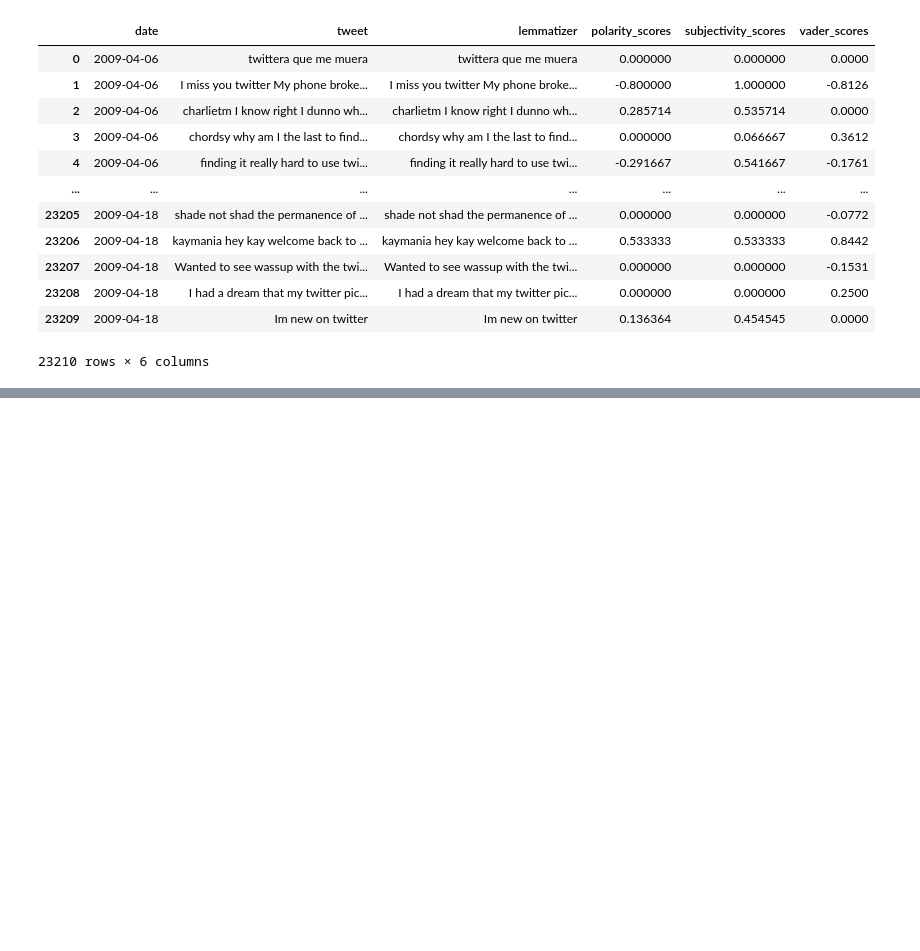
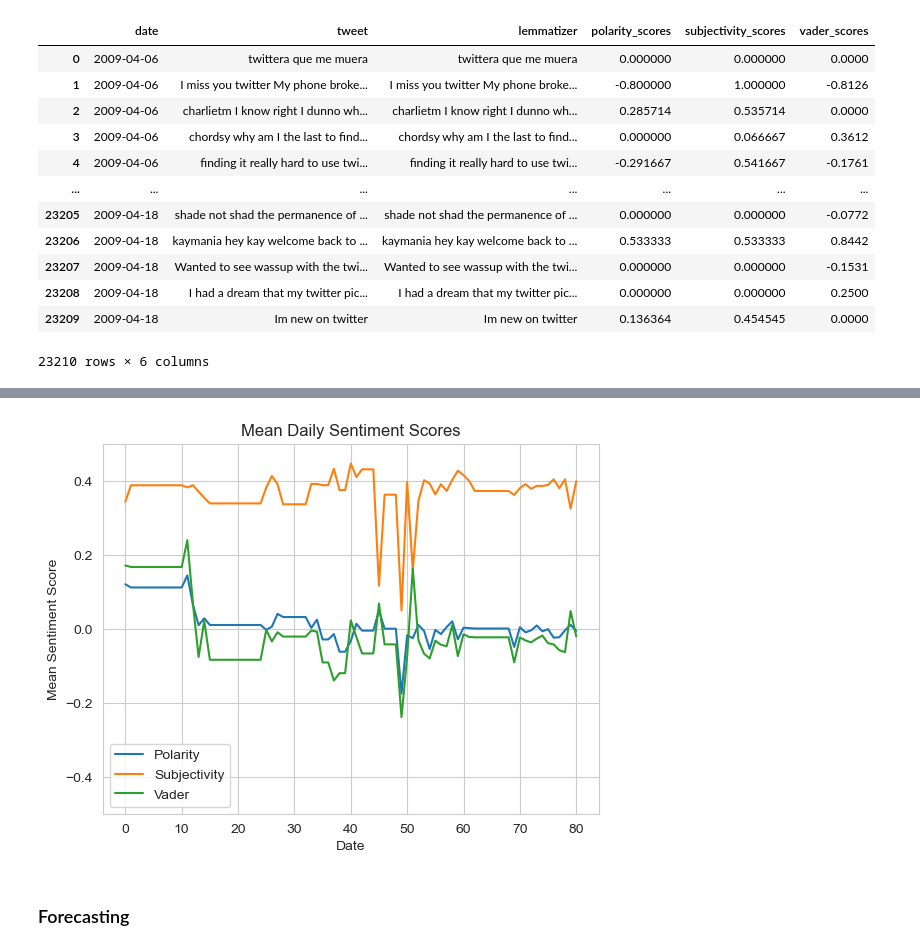
Before and after one commit to sbs23038/Integrated_CA2_Sem2, a Jupyter notebook: SBS23038_Sem2_CA2_2.ipynb, the cells around one changed output, grey strips where cells are left out. Cells and saved outputs as stored; diff of their text form; code cells hidden in the pictures; blank space fills up the shorter version.

```diff
--- a/SBS23038_Sem2_CA2_2.ipynb
+++ b/SBS23038_Sem2_CA2_2.ipynb
@@ -380,0 +370,15 @@ plt.show()
+# %%
+# aggregating the scores for each date in the dataset by computing the average
+polarity_df = twitter_df.groupby('date')['polarity_scores'].mean().reset_index()
+subjectivity_df = twitter_df.groupby('date')['subjectivity_scores'].mean().reset_index()
+vader_df = twitter_df.groupby('date')['vader_scores'].mean().reset_index()
+# %%
+data = {
+    'date': polarity_df['date'],
+    'polarity_scores': polarity_df['polarity_scores'],
+    'subjectivity_scores': subjectivity_df['subjectivity_scores'],
+    'vader_scores': vader_df['vader_scores']
+}
+
+ts_df = pd.DataFrame(data)
+ts_df
@@ -380,0 +403,2 @@ plt.show()
+# %%
+ts_df.set_index('date', inplace=True)
@@ -380,0 +426,2 @@ plt.show()
+# %%
+ts_df = ts_df.resample('D').ffill().reset_index()
@@ -380,0 +444,15 @@ plt.show()
+# %%
+plt.plot(ts_df['polarity_scores'],label='Polarity')
+plt.plot(ts_df['subjectivity_scores'],label="Subjectivity")
+plt.plot(ts_df['vader_scores'],label='Vader')
+plt.title("Mean Daily Sentiment Scores")
+plt.xlabel("Date")
+plt.ylabel("Mean Sentiment Score")
+plt.legend()
+ax = plt.gca()
+ax.set_ylim([-0.5, 0.5])
+plt.show()
+# %% [output]
+[figure, added]
+# %% [markdown]
+### Forecasting
```
Also changed, not shown: parts of 81 cells of this notebook.
